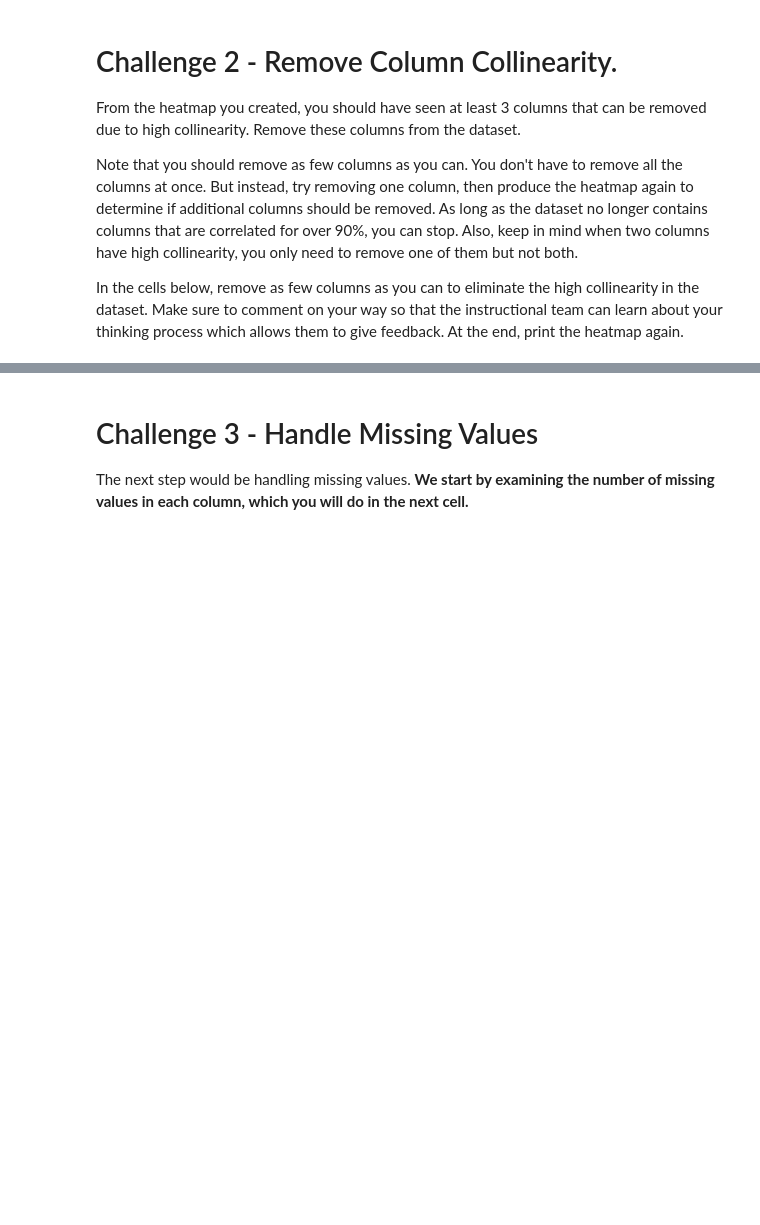
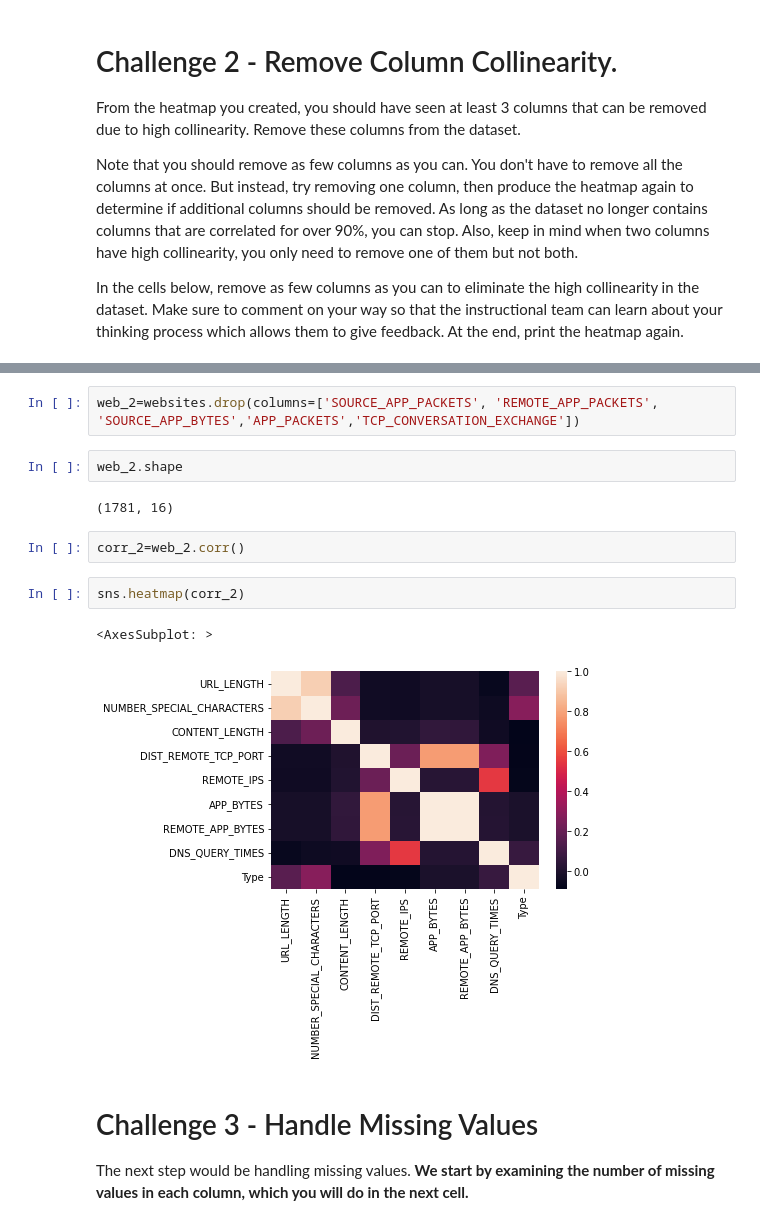
Before and after one commit to Ironhack-data-bcn-january-2023/lab-supervised-learning, a Jupyter notebook: your-code/main.ipynb, the cells around one changed output, grey strips where cells are left out. Cells and saved outputs as stored; diff of their text form; blank space fills up the shorter version.

```diff
--- a/your-code/main.ipynb
+++ b/your-code/main.ipynb
@@ -71,3 +129,16 @@ In the cells below, remove as few columns as you can to eliminate the high colli
+# %%
+web_2=websites.drop(columns=['SOURCE_APP_PACKETS', 'REMOTE_APP_PACKETS', 'SOURCE_APP_BYTES','APP_PACKETS','TCP_CONVERSATION_EXCHANGE'])
+# %%
+web_2.shape
+# %% [output]
+(1781, 16)
+# %%
+corr_2=web_2.corr()
+# %%
+sns.heatmap(corr_2)
+# %% [output]
+<AxesSubplot: >
+[figure, added]
 # %% [markdown]
 # Challenge 3 - Handle Missing Values
 
```
Also changed, not shown: parts of 14 cells of this notebook.
